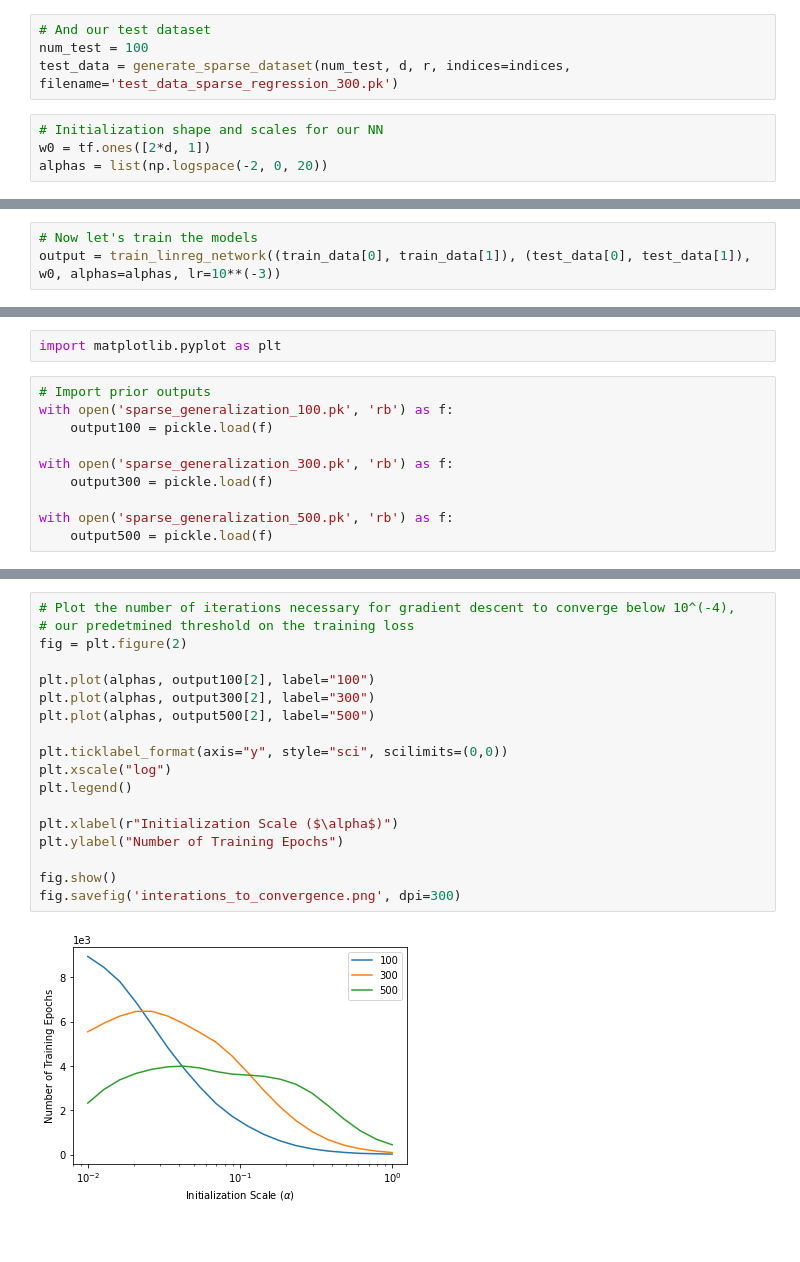
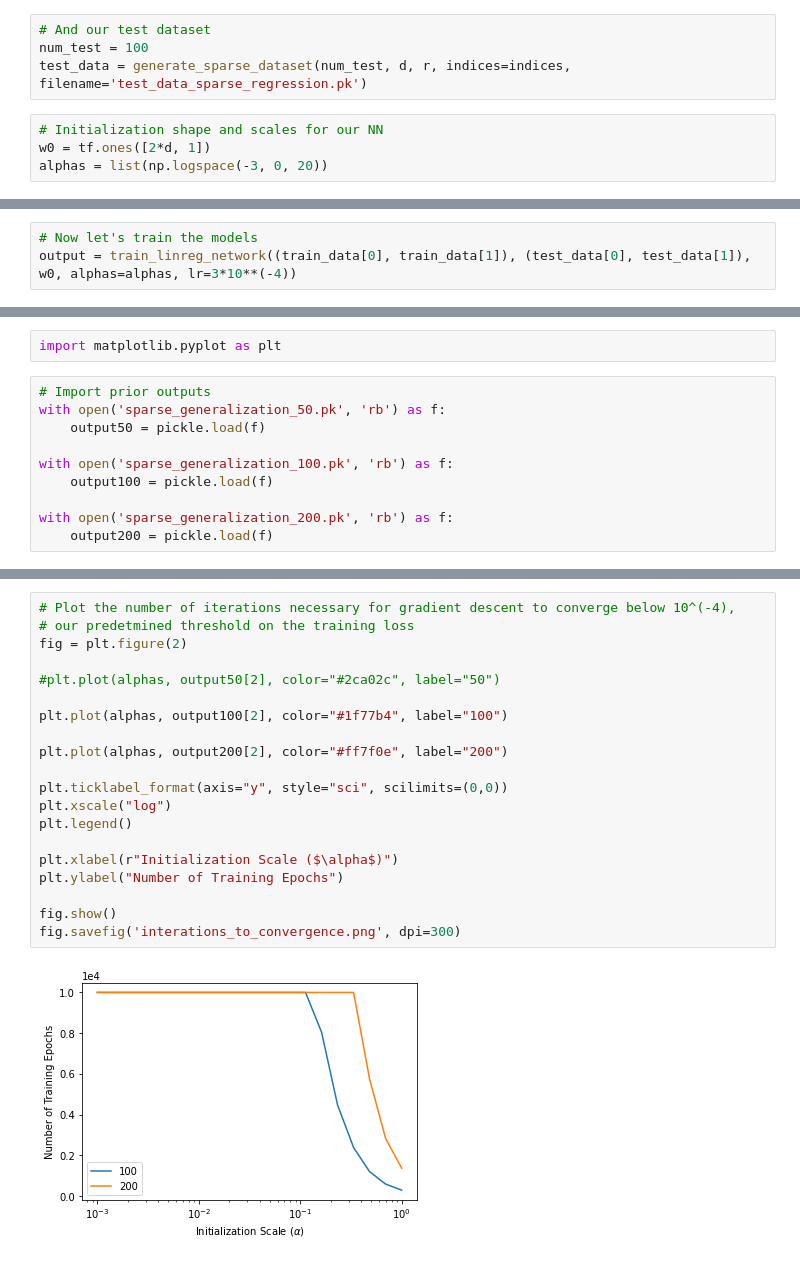
Before and after one commit to smithhenryd/NN-Kernel-and-Rich-Regimes, a Jupyter notebook: Code/Model_Generalization/Sparse Linear Regression/Sparse_Regression_pynb.ipynb, the cells around one changed output, grey strips where cells are left out. Drawn from its saved outputs; the diff is of its cells as text.

```diff
--- a/Code/Model_Generalization/Sparse Linear Regression/Sparse_Regression_pynb.ipynb
+++ b/Code/Model_Generalization/Sparse Linear Regression/Sparse_Regression_pynb.ipynb
@@ -38,11 +37,11 @@ train_data = generate_sparse_dataset(N, d, r, indices=indices, filename=f'traini
 # %%
 # And our test dataset
 num_test = 100
-test_data = generate_sparse_dataset(num_test, d, r, indices=indices, filename='test_data_sparse_regression_300.pk')
+test_data = generate_sparse_dataset(num_test, d, r, indices=indices, filename='test_data_sparse_regression.pk')
 # %%
 # Initialization shape and scales for our NN
 w0 = tf.ones([2*d, 1])
-alphas = list(np.logspace(-2, 0, 20))
+alphas = list(np.logspace(-3, 0, 20))
 # %%
 # Load in previous data
 with open(f'training_data_sparse_regression_{N}.pk', 'rb') as f:
@@ -66,3 +54,3 @@ beta_l1 = beta_0.value
 # %%
 # Now let's train the models
-output = train_linreg_network((train_data[0], train_data[1]), (test_data[0], test_data[1]), w0, alphas=alphas, lr=10**(-3))
+output = train_linreg_network((train_data[0], train_data[1]), (test_data[0], test_data[1]), w0, alphas=alphas, lr=3*10**(-4))
@@ -76,11 +82,11 @@ with open(f'sparse_generalization_{N}.pk', 'wb') as f:
 import matplotlib.pyplot as plt
 # %%
 # Import prior outputs
+with open('sparse_generalization_50.pk', 'rb') as f:
+    output50 = pickle.load(f)
+
 with open('sparse_generalization_100.pk', 'rb') as f:
     output100 = pickle.load(f)
 
-with open('sparse_generalization_300.pk', 'rb') as f:
-    output300 = pickle.load(f)
-
-with open('sparse_generalization_500.pk', 'rb') as f:
-    output500 = pickle.load(f)
+with open('sparse_generalization_200.pk', 'rb') as f:
+    output200 = pickle.load(f)
@@ -146,23 +185,25 @@ fig.savefig('visualize_exccess_l1.png', dpi=300)
 # %%
 # Plot the number of iterations necessary for gradient descent to converge below 10^(-4),
 # our predetmined threshold on the training loss
 fig = plt.figure(2)
 
-plt.plot(alphas, output100[2], label="100")
-plt.plot(alphas, output300[2], label="300")
-plt.plot(alphas, output500[2], label="500")
+#plt.plot(alphas, output50[2], color="#2ca02c", label="50")
+
+plt.plot(alphas, output100[2], color="#1f77b4", label="100")
+
+plt.plot(alphas, output200[2], color="#ff7f0e", label="200")
 
 plt.ticklabel_format(axis="y", style="sci", scilimits=(0,0))
 plt.xscale("log")
 plt.legend()
 
 plt.xlabel(r"Initialization Scale ($\alpha$)")
 plt.ylabel("Number of Training Epochs")
 
 fig.show()
 fig.savefig('interations_to_convergence.png', dpi=300)
 # %% [output]
-[figure, old version]
+[figure, new version]
 # %%
 # Plot the first 10 components of the empirical solution vector \beta against the \ell_1 minimum solution vector
 fig = plt.figure(3)
```
Also changed, not shown: parts of 12 cells of this notebook.
